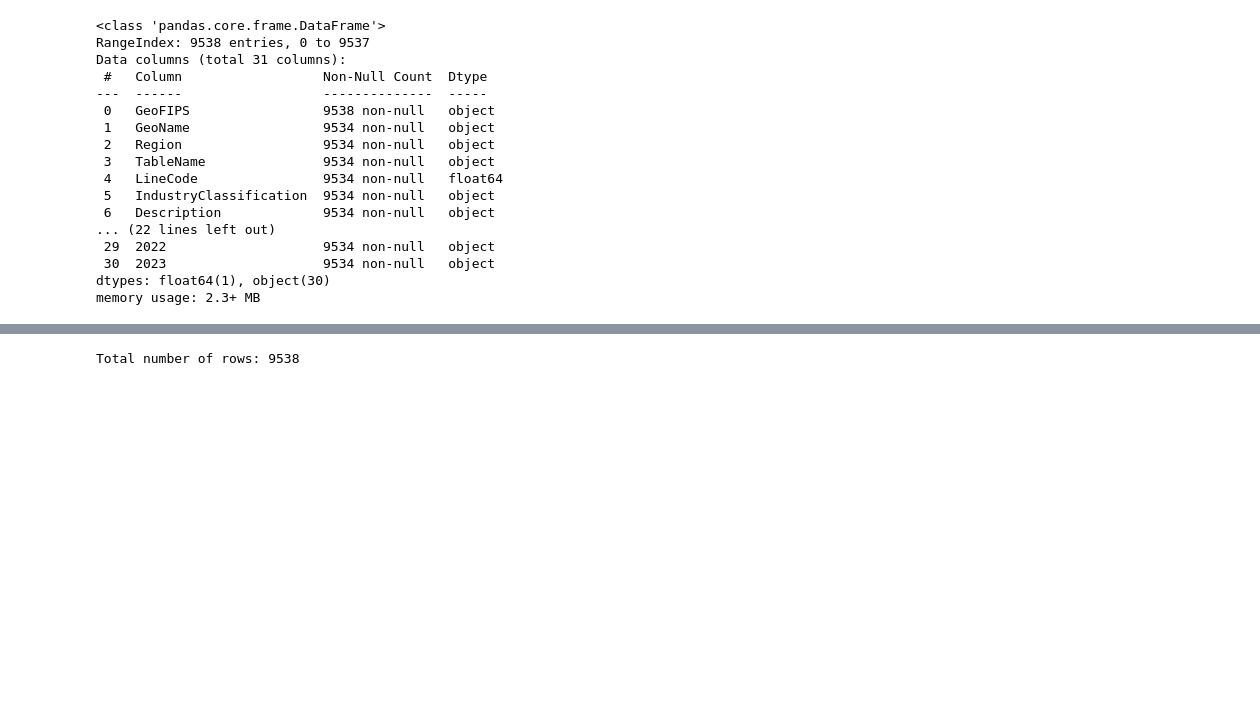
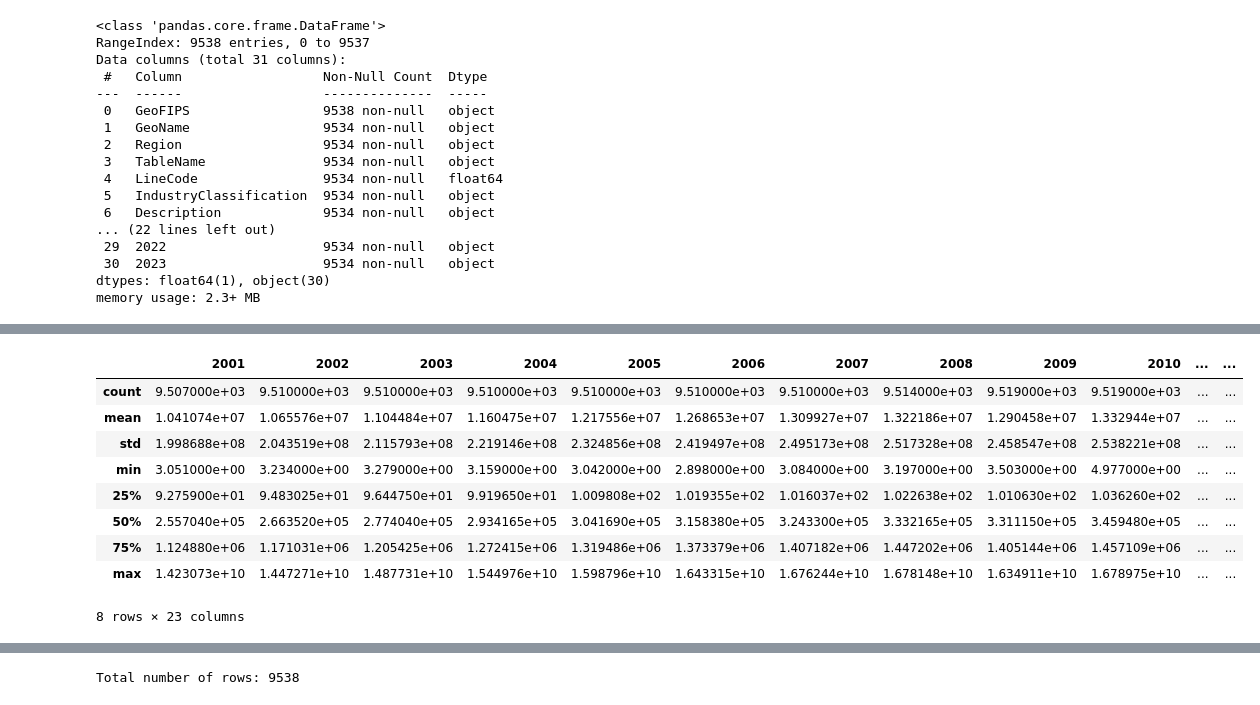
Before and after one commit to joseASC6/ppp-loan-analysis, a Jupyter notebook: notebooks/gdp_eda.ipynb, the cells around one changed output, grey strips where cells are left out. Saved outputs shown, nothing was run; the diff lists cells and outputs as text; code cells hidden in the pictures; blank space fills up the shorter version.

```diff
--- a/notebooks/gdp_eda.ipynb
+++ b/notebooks/gdp_eda.ipynb
@@ -47,0 +63,18 @@ memory usage: 2.3+ MB
+# %%
+# Year cols: 2001 - 2023
+year_cols = [str(year) for year in range(2001, 2024)]
+# Convert year columns to float
+raw_gdp_df[year_cols] = raw_gdp_df[year_cols].astype(float)
+# Summary statistics for year columns
+raw_gdp_df[year_cols].describe()
+# %% [output]
+|  | 2001 | 2002 | 2003 | 2004 | 2005 | 2006 | 2007 | 2008 | 2009 | 2010 | ... | ... |
+| count | 9.507000e+03 | 9.510000e+03 | 9.510000e+03 | 9.510000e+03 | 9.510000e+03 | 9.510000e+03 | 9.510000e+03 | 9.514000e+03 | 9.519000e+03 | 9.519000e+03 | ... | ... |
+| mean | 1.041074e+07 | 1.065576e+07 | 1.104484e+07 | 1.160475e+07 | 1.217556e+07 | 1.268653e+07 | 1.309927e+07 | 1.322186e+07 | 1.290458e+07 | 1.332944e+07 | ... | ... |
+| std | 1.998688e+08 | 2.043519e+08 | 2.115793e+08 | 2.219146e+08 | 2.324856e+08 | 2.419497e+08 | 2.495173e+08 | 2.517328e+08 | 2.458547e+08 | 2.538221e+08 | ... | ... |
+| min | 3.051000e+00 | 3.234000e+00 | 3.279000e+00 | 3.159000e+00 | 3.042000e+00 | 2.898000e+00 | 3.084000e+00 | 3.197000e+00 | 3.503000e+00 | 4.977000e+00 | ... | ... |
+| 25% | 9.275900e+01 | 9.483025e+01 | 9.644750e+01 | 9.919650e+01 | 1.009808e+02 | 1.019355e+02 | 1.016037e+02 | 1.022638e+02 | 1.010630e+02 | 1.036260e+02 | ... | ... |
+| 50% | 2.557040e+05 | 2.663520e+05 | 2.774040e+05 | 2.934165e+05 | 3.041690e+05 | 3.158380e+05 | 3.243300e+05 | 3.332165e+05 | 3.311150e+05 | 3.459480e+05 | ... | ... |
+| 75% | 1.124880e+06 | 1.171031e+06 | 1.205425e+06 | 1.272415e+06 | 1.319486e+06 | 1.373379e+06 | 1.407182e+06 | 1.447202e+06 | 1.405144e+06 | 1.457109e+06 | ... | ... |
+| max | 1.423073e+10 | 1.447271e+10 | 1.487731e+10 | 1.544976e+10 | 1.598796e+10 | 1.643315e+10 | 1.676244e+10 | 1.678148e+10 | 1.634911e+10 | 1.678975e+10 | ... | ... |
+8 rows × 23 columns
```
Also changed, not shown: parts of 16 cells of this notebook.
